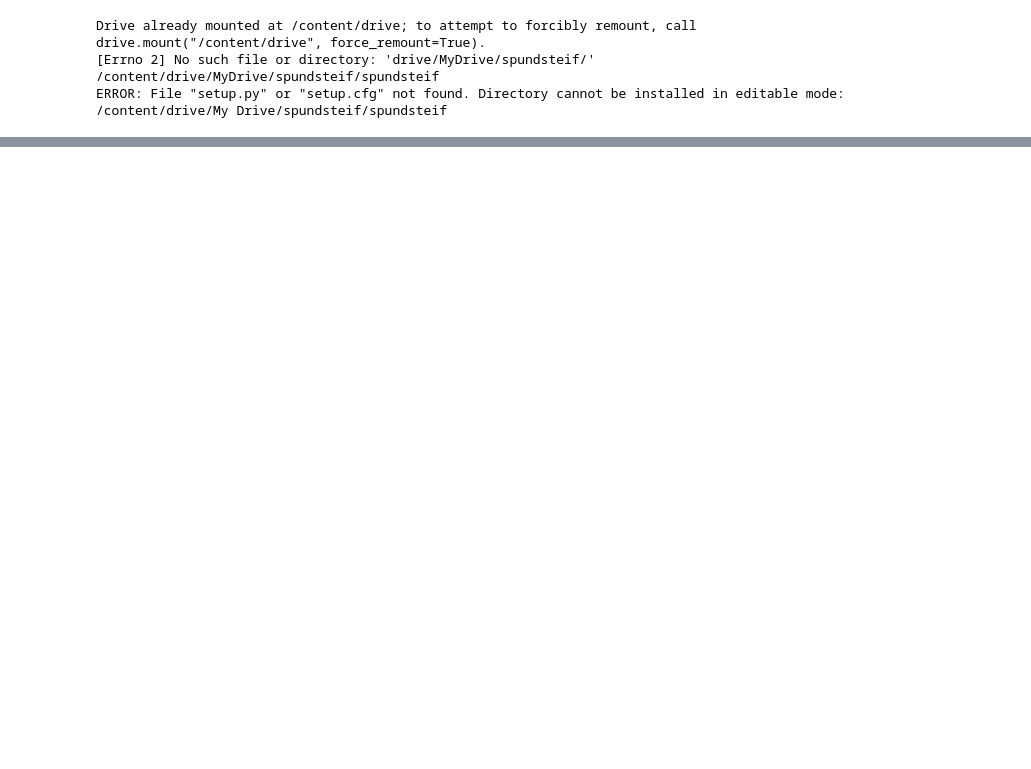
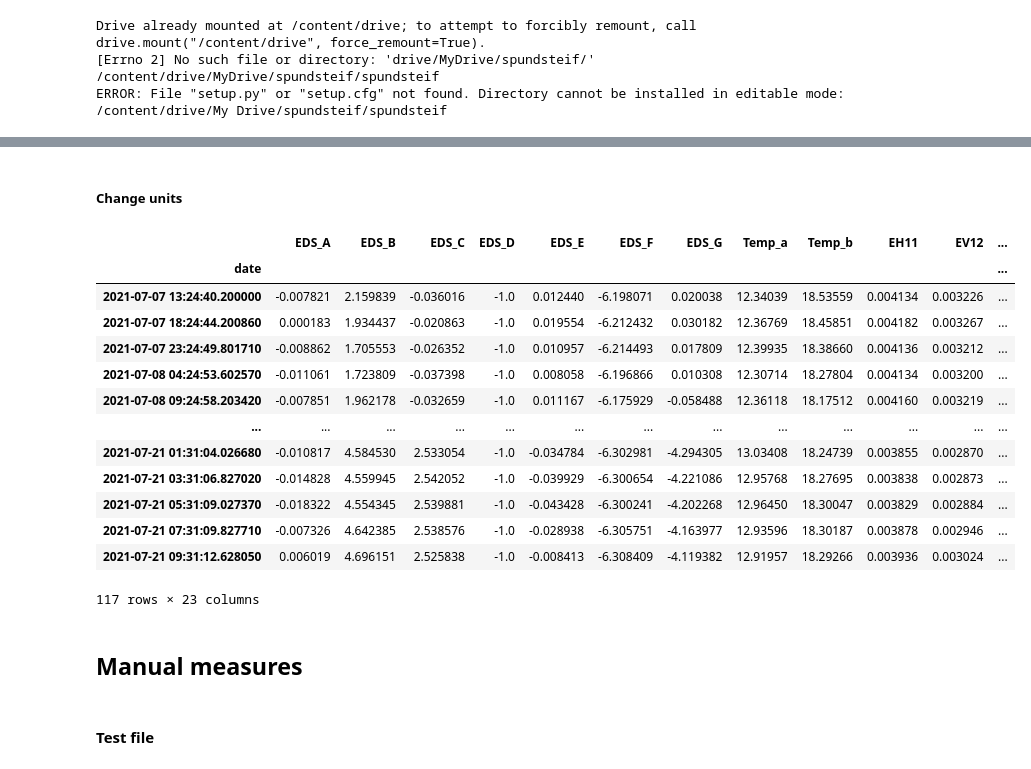
Before and after one commit to PAYEUR/spundsteif, a Jupyter notebook: 01_sensors.ipynb, the cells around one changed output, grey strips where cells are left out. Saved outputs shown, nothing was run; the diff lists cells and outputs as text; code cells hidden in the pictures; blank space fills up the shorter version.

```diff
--- a/01_sensors.ipynb
+++ b/01_sensors.ipynb
@@ -60,0 +550,5 @@ fatal: could not read Username for 'https://github.com': No such device or addre
+# %%
+# example
+print(t.columns)
+t = traitement_colonnes_names(t)
+print(t.columns)
@@ -60,0 +582,14 @@ fatal: could not read Username for 'https://github.com': No such device or addre
+# %%
+#export
+def conversion_float(df):
+  """
+  Transforme les éléments en float
+  """
+  for column_name in df.columns:
+    df[column_name] = df[column_name].astype(float)
+
+  return df
+# %%
+# example
+t = conversion_float(t)
+t.dtypes
@@ -60,0 +617,35 @@ fatal: could not read Username for 'https://github.com': No such device or addre
+# %% [markdown]
+##### Change units
+# %%
+# export
+def df_to_m(df):
+  df_m = copy(df)
+
+  for name_column in df_m.columns:
+    if 'Temp' not in name_column:
+      df_m[name_column] = df_m[name_column] / 1e6
+
+  return df_m
+# %%
+# exmple
+df_m_test = df_to_m(t)
+df_m_test
+# %% [output]
+|  | EDS_A | EDS_B | EDS_C | EDS_D | EDS_E | EDS_F | EDS_G | Temp_a | Temp_b | EH11 | EV12 | ... |
+| date |  |  |  |  |  |  |  |  |  |  |  | ... |
+| 2021-07-07 13:24:40.200000 | -0.007821 | 2.159839 | -0.036016 | -1.0 | 0.012440 | -6.198071 | 0.020038 | 12.34039 | 18.53559 | 0.004134 | 0.003226 | ... |
+| 2021-07-07 18:24:44.200860 | 0.000183 | 1.934437 | -0.020863 | -1.0 | 0.019554 | -6.212432 | 0.030182 | 12.36769 | 18.45851 | 0.004182 | 0.003267 | ... |
+| 2021-07-07 23:24:49.801710 | -0.008862 | 1.705553 | -0.026352 | -1.0 | 0.010957 | -6.214493 | 0.017809 | 12.39935 | 18.38660 | 0.004136 | 0.003212 | ... |
+| 2021-07-08 04:24:53.602570 | -0.011061 | 1.723809 | -0.037398 | -1.0 | 0.008058 | -6.196866 | 0.010308 | 12.30714 | 18.27804 | 0.004134 | 0.003200 | ... |
+| 2021-07-08 09:24:58.203420 | -0.007851 | 1.962178 | -0.032659 | -1.0 | 0.011167 | -6.175929 | -0.058488 | 12.36118 | 18.17512 | 0.004160 | 0.003219 | ... |
+| ... | ... | ... | ... | ... | ... | ... | ... | ... | ... | ... | ... | ... |
+| 2021-07-21 01:31:04.026680 | -0.010817 | 4.584530 | 2.533054 | -1.0 | -0.034784 | -6.302981 | -4.294305 | 13.03408 | 18.24739 | 0.003855 | 0.002870 | ... |
+| 2021-07-21 03:31:06.827020 | -0.014828 | 4.559945 | 2.542052 | -1.0 | -0.039929 | -6.300654 | -4.221086 | 12.95768 | 18.27695 | 0.003838 | 0.002873 | ... |
+| 2021-07-21 05:31:09.027370 | -0.018322 | 4.554345 | 2.539881 | -1.0 | -0.043428 | -6.300241 | -4.202268 | 12.96450 | 18.30047 | 0.003829 | 0.002884 | ... |
+| 2021-07-21 07:31:09.827710 | -0.007326 | 4.642385 | 2.538576 | -1.0 | -0.028938 | -6.305751 | -4.163977 | 12.93596 | 18.30187 | 0.003878 | 0.002946 | ... |
+| 2021-07-21 09:31:12.628050 | 0.006019 | 4.696151 | 2.525838 | -1.0 | -0.008413 | -6.308409 | -4.119382 | 12.91957 | 18.29266 | 0.003936 | 0.003024 | ... |
+117 rows × 23 columns
+# %% [markdown]
+## Manual measures
+# %% [markdown]
+#### Test file
```
Also changed, not shown: parts of 91 cells of this notebook, 16 other files.
